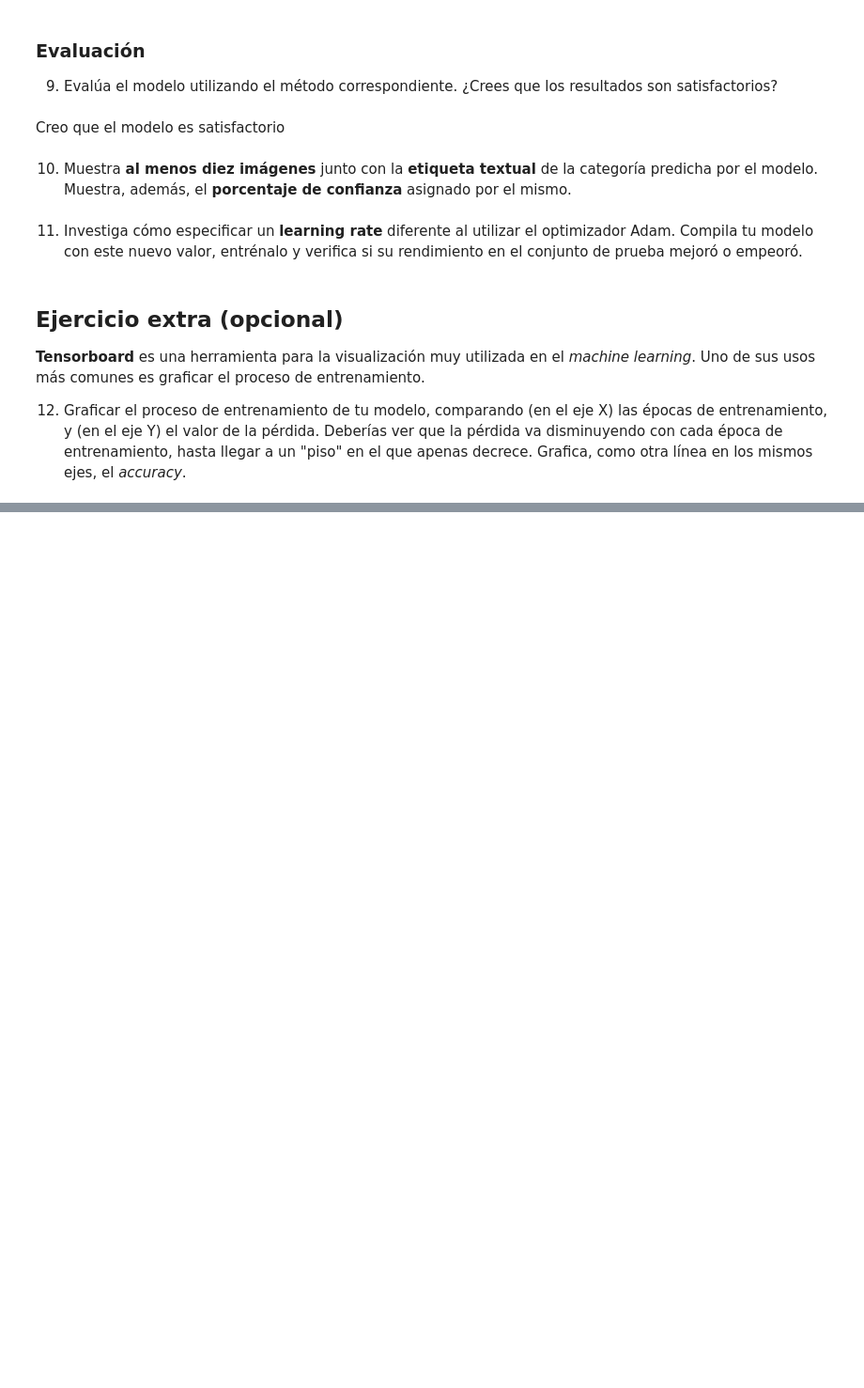
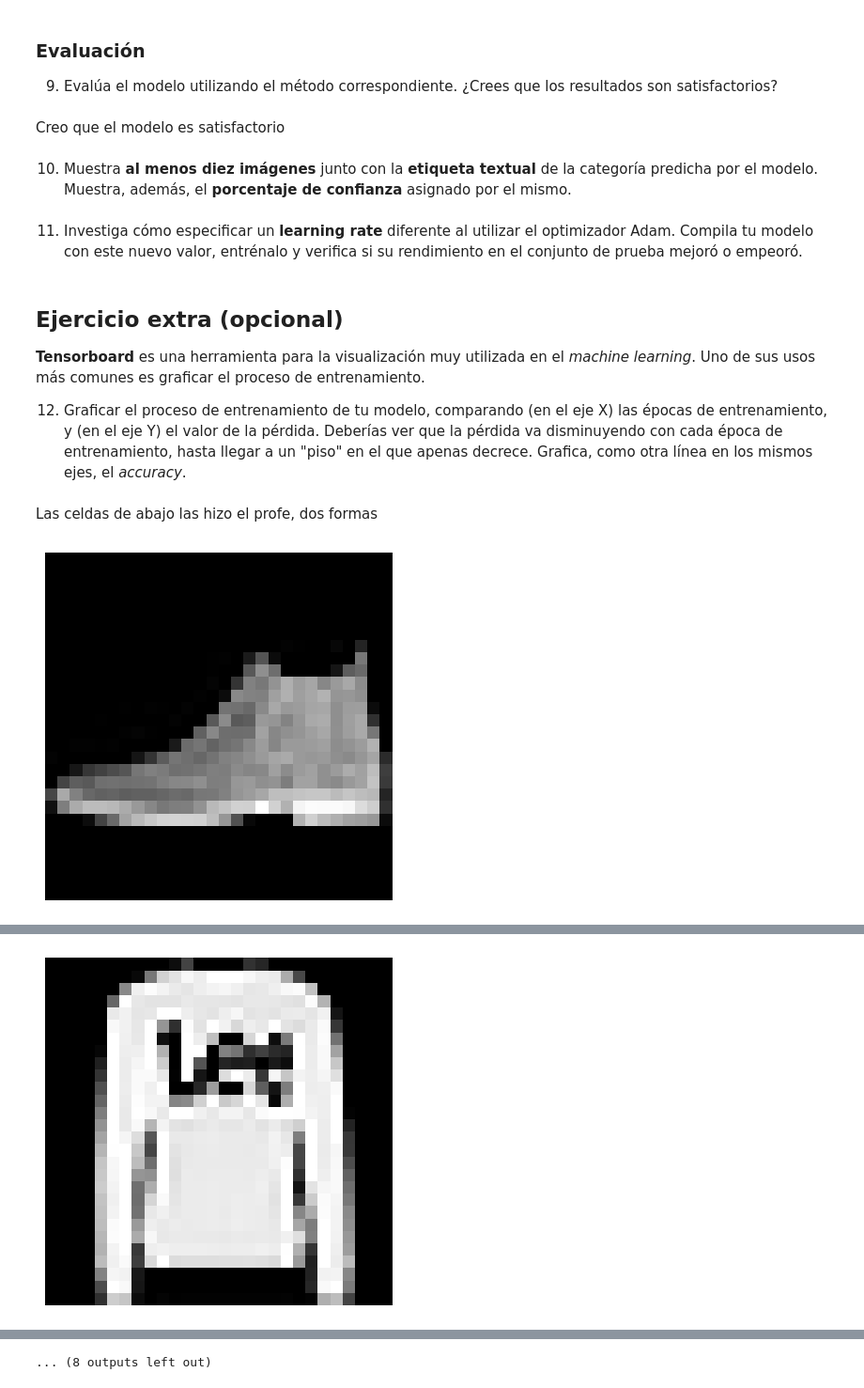
Before and after one commit to AlejadroOFDY/python-2, a Jupyter notebook: TP1-Keras.ipynb, the cells around one changed output, grey strips where cells are left out. Shown at 94% size. Drawn from its saved outputs; the diff is of its cells as text; code cells hidden in the pictures; blank space fills up the shorter version.

Commit message:
Agregado el método de resolución del profe

```diff
--- a/TP1-Keras.ipynb
+++ b/TP1-Keras.ipynb
@@ -234,3 +250,36 @@ history = model.fit(
 # 4. Ver Tensorboard en el notebook
 %load_ext tensorboard
 %tensorboard --logdir logs/fit
+# %% [markdown]
+Las celdas de abajo las hizo el profe, dos formas
+# %%
+start = 0
+while start < 10:
+    first_img = X_test[start]
+    plt.imshow(first_img, cmap="gray")
+    plt.axis("off")
+    plt.show()
+
+    input = first_img.reshape((1, 28, 28))
+
+    prediction = model.predict(input)
+    print("Prediccion: ", prediction[0].argmax(), " porcentaje de confianza: ", prediction.max() * 100)
+    start += 1
+# %%
+tag= ['Camiseta', 'Pantalón', 'Pulóver', 'Vestido', 'Abrigo',
+               'Sandalia', 'Camisa', 'Zapatilla', 'Bolso', 'Botín']
+
+start = 0
+while start < 10:
+    first_img = X_test[start]
+    plt.imshow(first_img, cmap="gray")
+    plt.axis("off")
+    plt.show()
+
+    input = first_img.reshape((1, 28, 28))
+
+    prediction = model.predict(input)
+    print("Prediccion: ", tag[prediction[0].argmax()], " porcentaje de confianza: ", prediction.max() * 100)
+    start += 1
+# %% [output]
+[figure, added]
@@ -236,0 +288 @@ history = model.fit(
+[figure, added]
@@ -236,0 +303 @@ history = model.fit(
+... (8 outputs left out)
```
Also changed, not shown: parts of 4 cells of this notebook.
